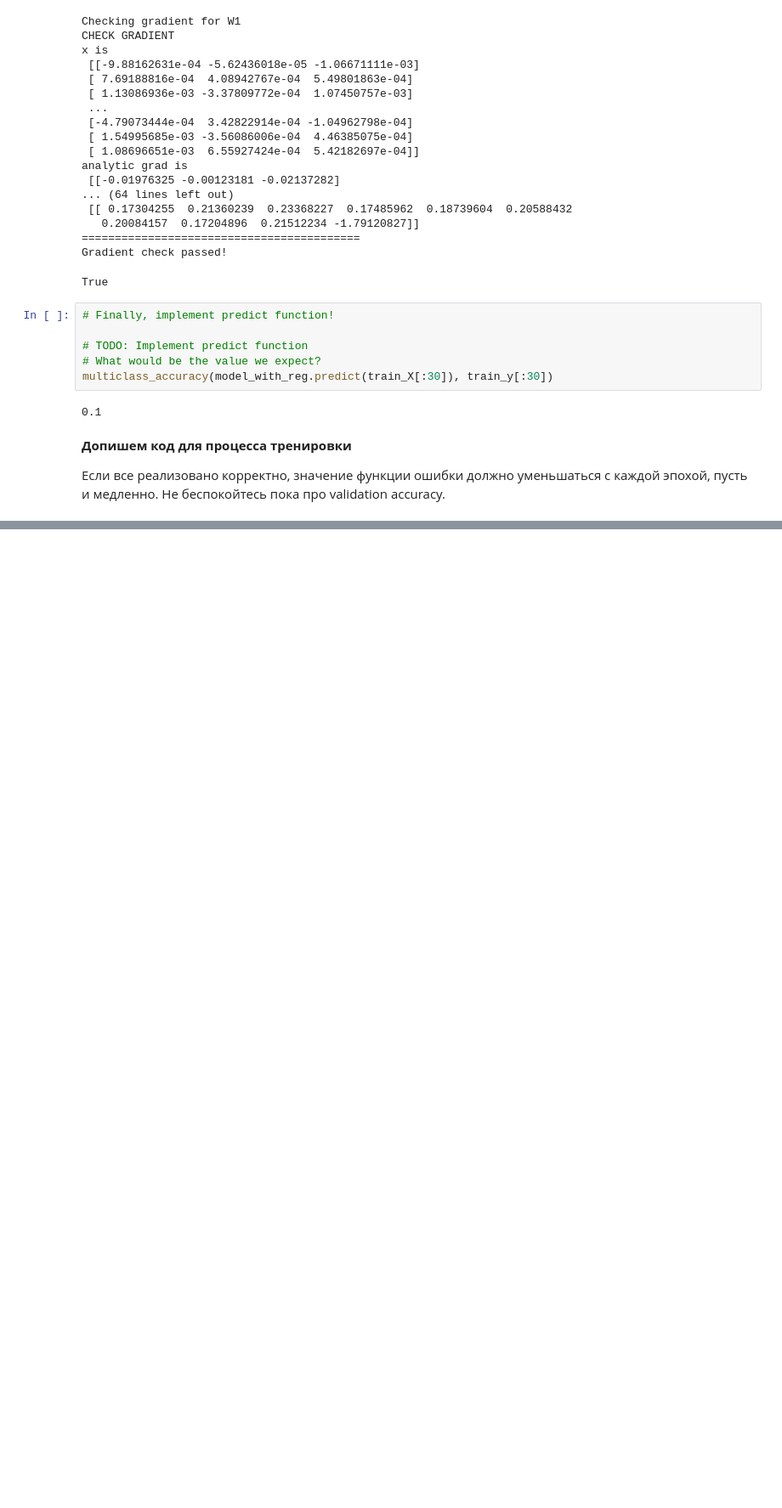
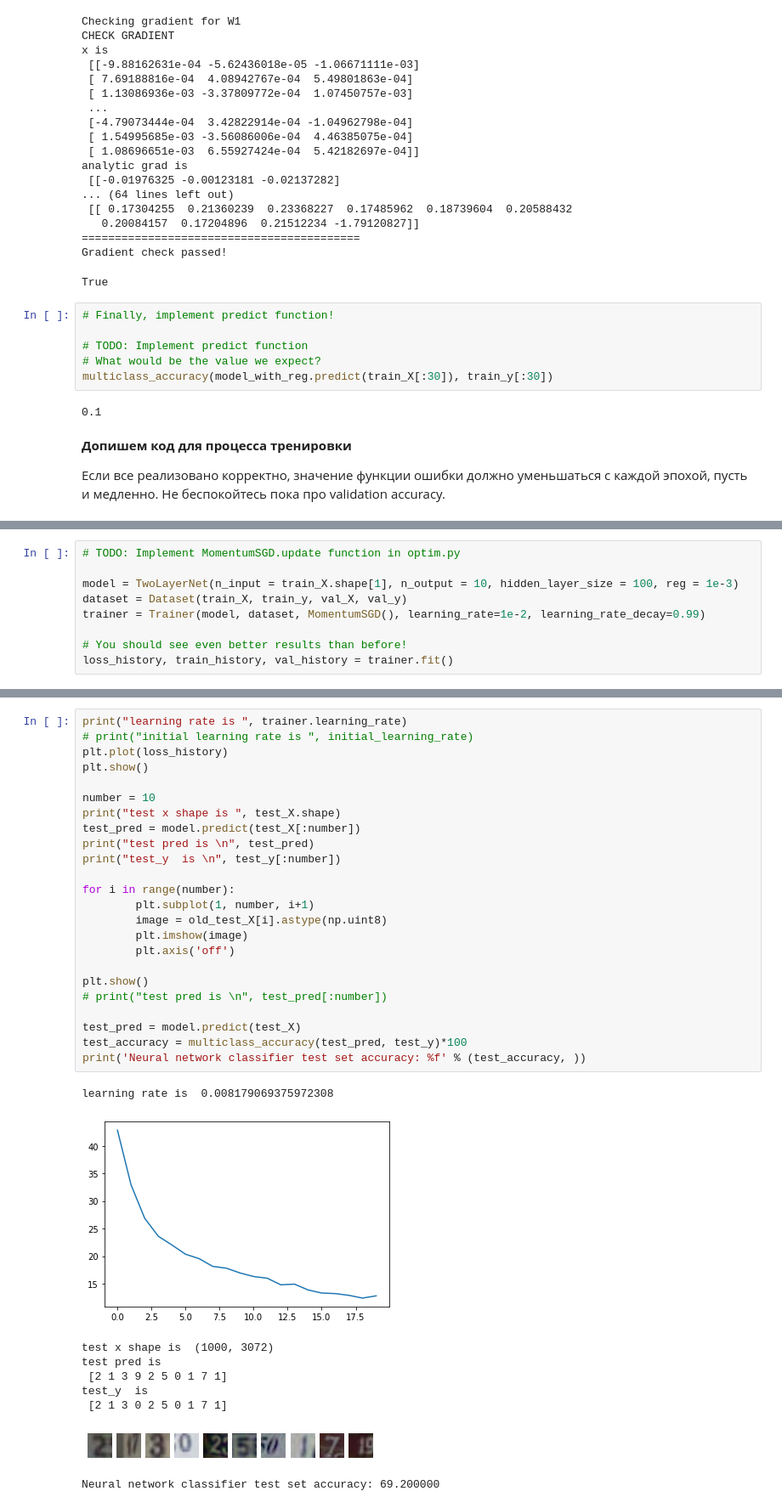
Before and after one commit to ArseniyKa/Mashine-Learning-Examples, a Jupyter notebook: NeuralNetwork.ipynb, the cells around one changed output, grey strips where cells are left out. Shown at 85% size. Saved outputs shown, nothing was run; the diff lists cells and outputs as text; blank space fills up the shorter version.

Commit message:
optimizer

```diff
--- a/NeuralNetwork.ipynb
+++ b/NeuralNetwork.ipynb
@@ -222,0 +264,9 @@ Neural network classifier test set accuracy: 68.600000
+# %%
+# TODO: Implement MomentumSGD.update function in optim.py
+
+model = TwoLayerNet(n_input = train_X.shape[1], n_output = 10, hidden_layer_size = 100, reg = 1e-3)
+dataset = Dataset(train_X, train_y, val_X, val_y)
+trainer = Trainer(model, dataset, MomentumSGD(), learning_rate=1e-2, learning_rate_decay=0.99)
+
+# You should see even better results than before!
+loss_history, train_history, val_history = trainer.fit()
@@ -222,0 +291,34 @@ Neural network classifier test set accuracy: 68.600000
+# %%
+print("learning rate is ", trainer.learning_rate)
+# print("initial learning rate is ", initial_learning_rate)
+plt.plot(loss_history)
+plt.show()
+
+number = 10
+print("test x shape is ", test_X.shape)
+test_pred = model.predict(test_X[:number])
+print("test pred is \n", test_pred)
+print("test_y  is \n", test_y[:number])
+
+for i in range(number):
+        plt.subplot(1, number, i+1)
+        image = old_test_X[i].astype(np.uint8)
+        plt.imshow(image)
+        plt.axis('off')
+
+plt.show()
+# print("test pred is \n", test_pred[:number])
+
+test_pred = model.predict(test_X)
+test_accuracy = multiclass_accuracy(test_pred, test_y)*100
+print('Neural network classifier test set accuracy: %f' % (test_accuracy, ))
+# %% [output]
+learning rate is  0.008179069375972308
+[figure, added]
+test x shape is  (1000, 3072)
+test pred is
+ [2 1 3 9 2 5 0 1 7 1]
+test_y  is
+ [2 1 3 0 2 5 0 1 7 1]
+[figure, added]
+Neural network classifier test set accuracy: 69.200000
```
Also changed, not shown: parts of 10 cells of this notebook, 2 other files.
